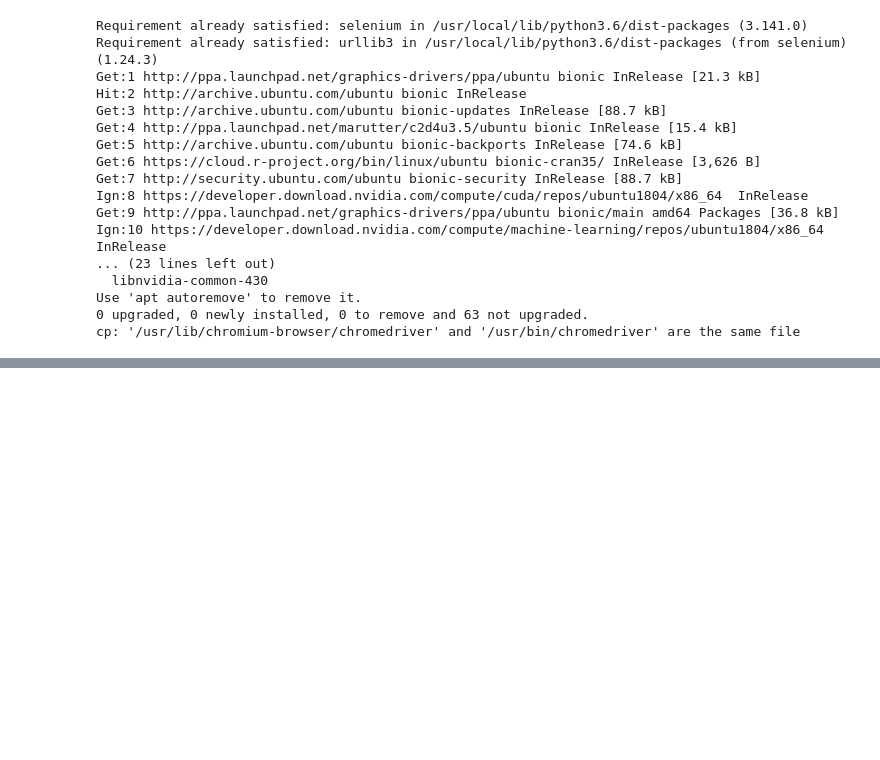
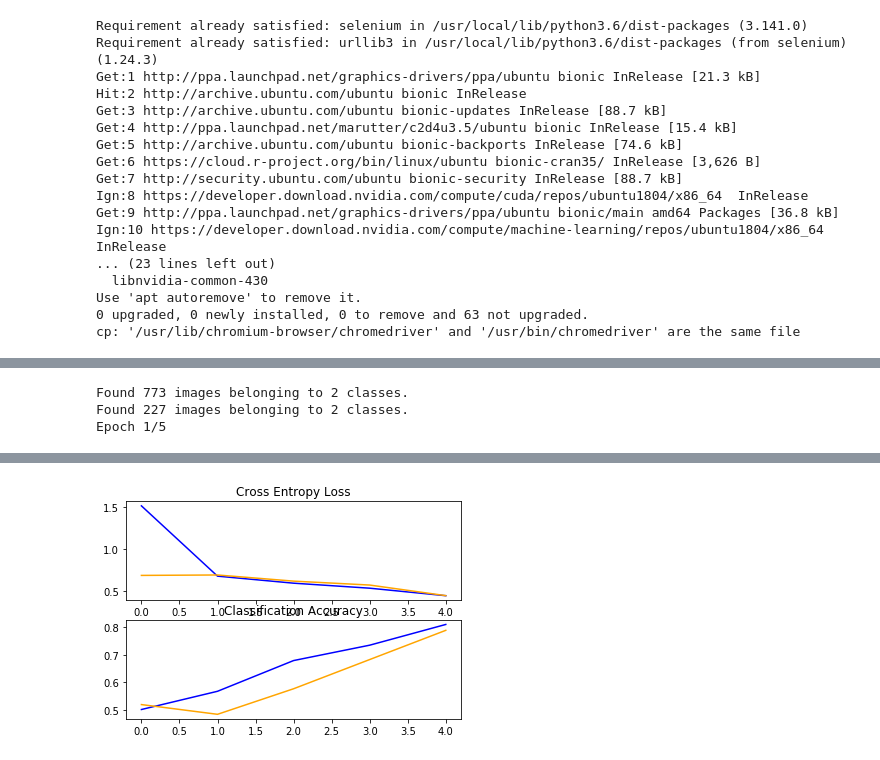
Before and after one commit to AbsydeAuberon/IntSys-AnimalRecognition, a Jupyter notebook: AnimalRecognition.ipynb, the cells around one changed output, grey strips where cells are left out. Cells and saved outputs as stored; diff of their text form; code cells hidden in the pictures; blank space fills up the shorter version.

```diff
--- a/AnimalRecognition.ipynb
+++ b/AnimalRecognition.ipynb
@@ -183,0 +311,12 @@ save('dogs_vs_nodogs_labels.npy', labels)
+# %%
+# Bloque 1
+model.add(Conv2D(32, (3, 3), activation='relu', kernel_initializer='he_uniform', padding='same', input_shape=(200, 200, 3)))
+model.add(MaxPooling2D((2, 2)))
+
+# Bloque 2
+model.add(Conv2D(64, (3, 3), activation='relu', kernel_initializer='he_uniform', padding='same'))
+model.add(MaxPooling2D((2, 2)))
+
+# Bloque 3
+model.add(Conv2D(128, (3, 3), activation='relu', kernel_initializer='he_uniform', padding='same'))
+model.add(MaxPooling2D((2, 2)))
@@ -183,0 +392,7 @@ save('dogs_vs_nodogs_labels.npy', labels)
+# %%
+#Ejecutamos el entrenamiento
+train_model()
+# %% [output]
+Found 773 images belonging to 2 classes.
+Found 227 images belonging to 2 classes.
+Epoch 1/5
@@ -183,0 +410 @@ save('dogs_vs_nodogs_labels.npy', labels)
+[figure, added]
```
Also changed, not shown: parts of 60 cells of this notebook, 1 other file.
